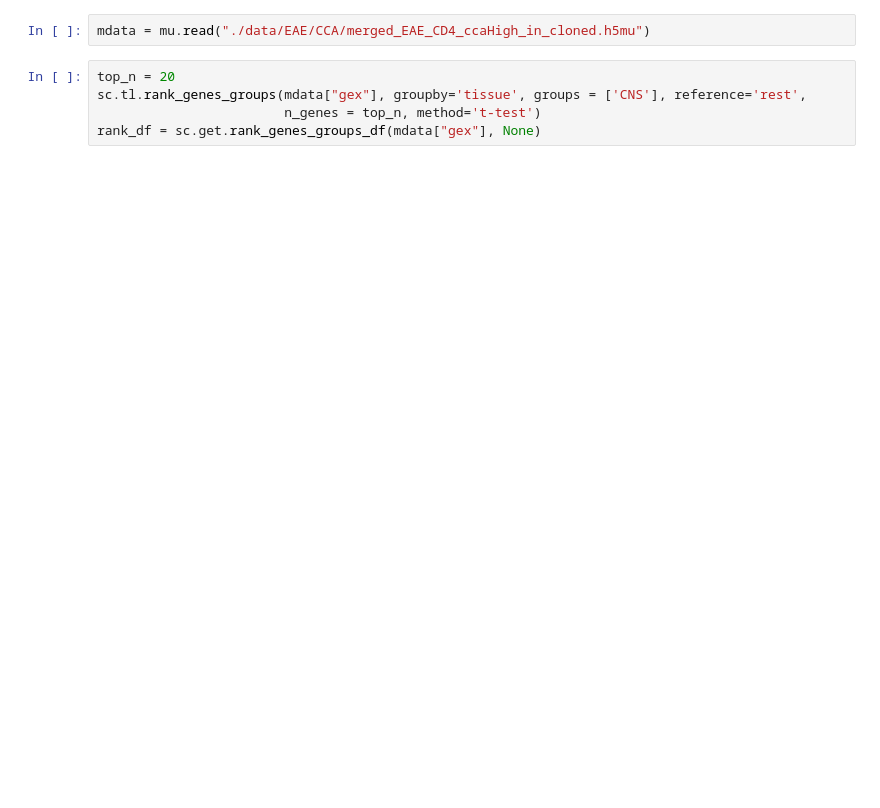
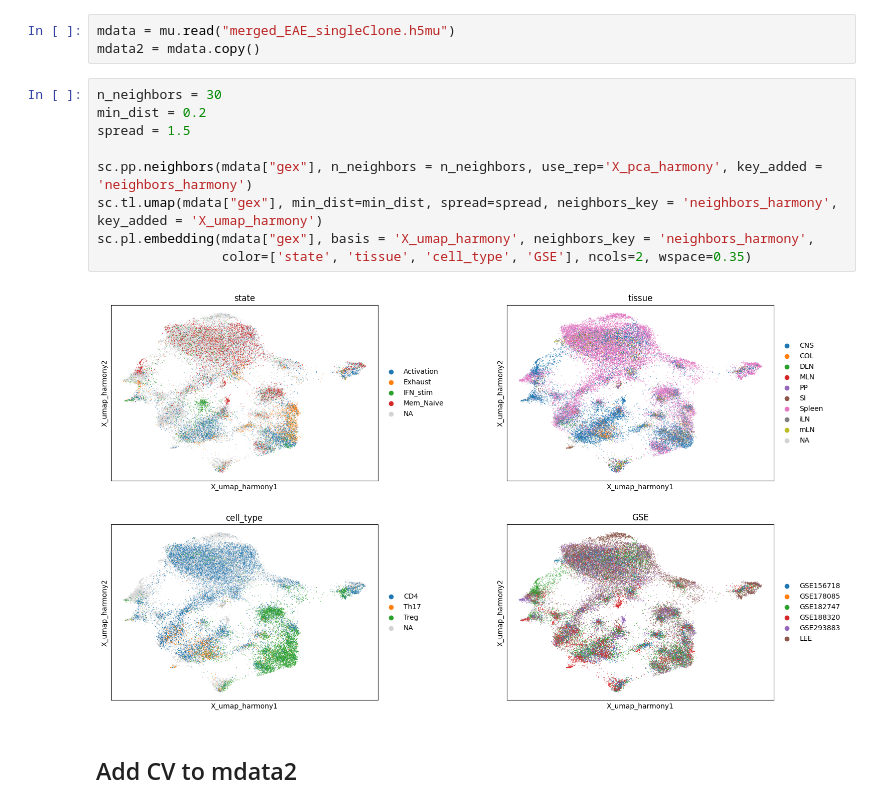
Before and after one commit to YifanZ94/Bio_CRC, a Jupyter notebook: Data processing/6_high_CV_analysis.ipynb, the cells around one changed output. Drawn from its saved outputs; the diff is of its cells as text; blank space fills up the shorter version.

```diff
--- a/Data processing/6_high_CV_analysis.ipynb
+++ b/Data processing/6_high_CV_analysis.ipynb
@@ -14,7 +25,16 @@ random.seed(42)
 # %%
-mdata = mu.read("./data/EAE/CCA/merged_EAE_CD4_ccaHigh_in_cloned.h5mu")
+mdata = mu.read("merged_EAE_singleClone.h5mu")
+mdata2 = mdata.copy()
-# %%
-top_n = 20
-sc.tl.rank_genes_groups(mdata["gex"], groupby='tissue', groups = ['CNS'], reference='rest',
-                        n_genes = top_n, method='t-test')
-rank_df = sc.get.rank_genes_groups_df(mdata["gex"], None)
+# %%
+n_neighbors = 30
+min_dist = 0.2
+spread = 1.5
+
+sc.pp.neighbors(mdata["gex"], n_neighbors = n_neighbors, use_rep='X_pca_harmony', key_added = 'neighbors_harmony')
+sc.tl.umap(mdata["gex"], min_dist=min_dist, spread=spread, neighbors_key = 'neighbors_harmony', key_added = 'X_umap_harmony')
+sc.pl.embedding(mdata["gex"], basis = 'X_umap_harmony', neighbors_key = 'neighbors_harmony',
+                color=['state', 'tissue', 'cell_type', 'GSE'], ncols=2, wspace=0.35)
+# %% [output]
+[figure, added]
+# %% [markdown]
+## Add CV to mdata2
```
Also changed, not shown: parts of 16 cells of this notebook, 3 other files.
